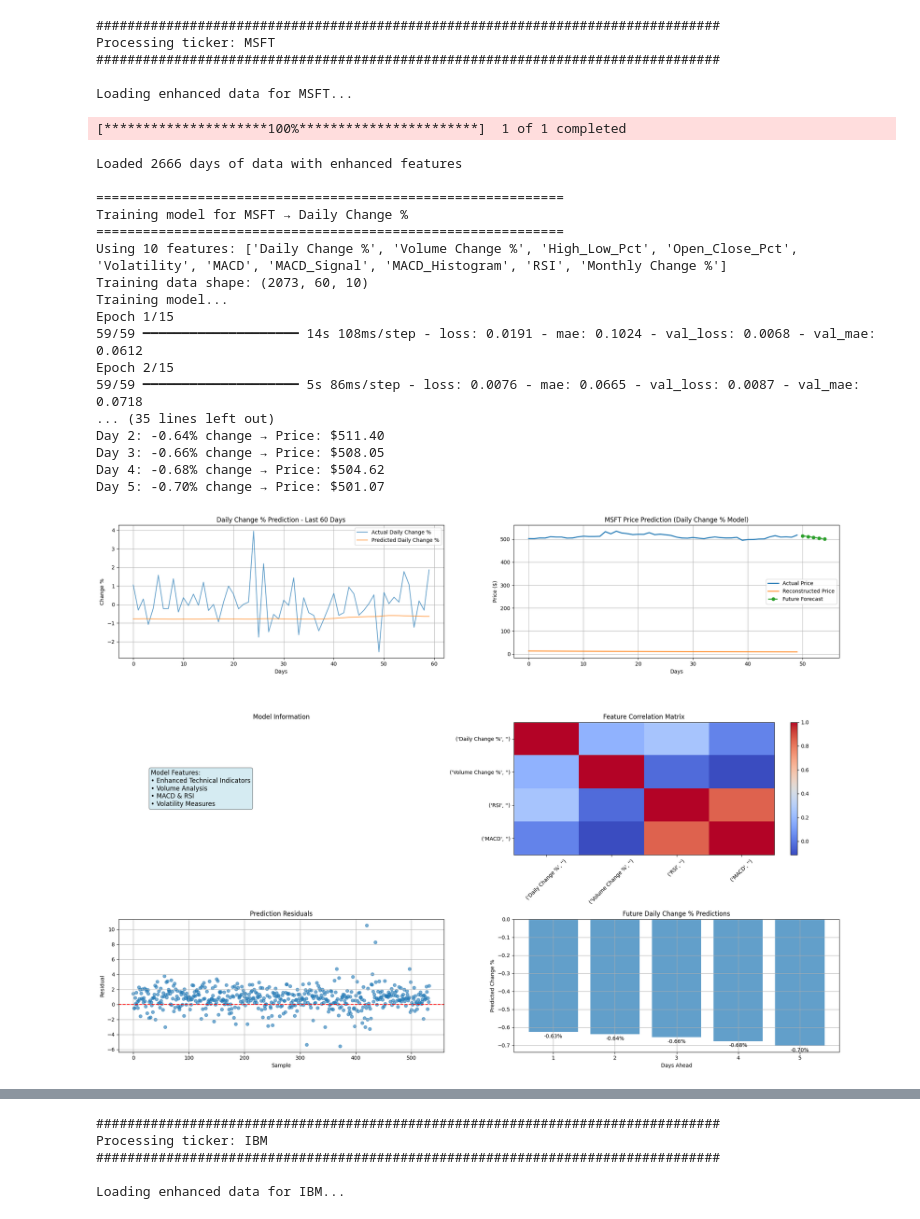
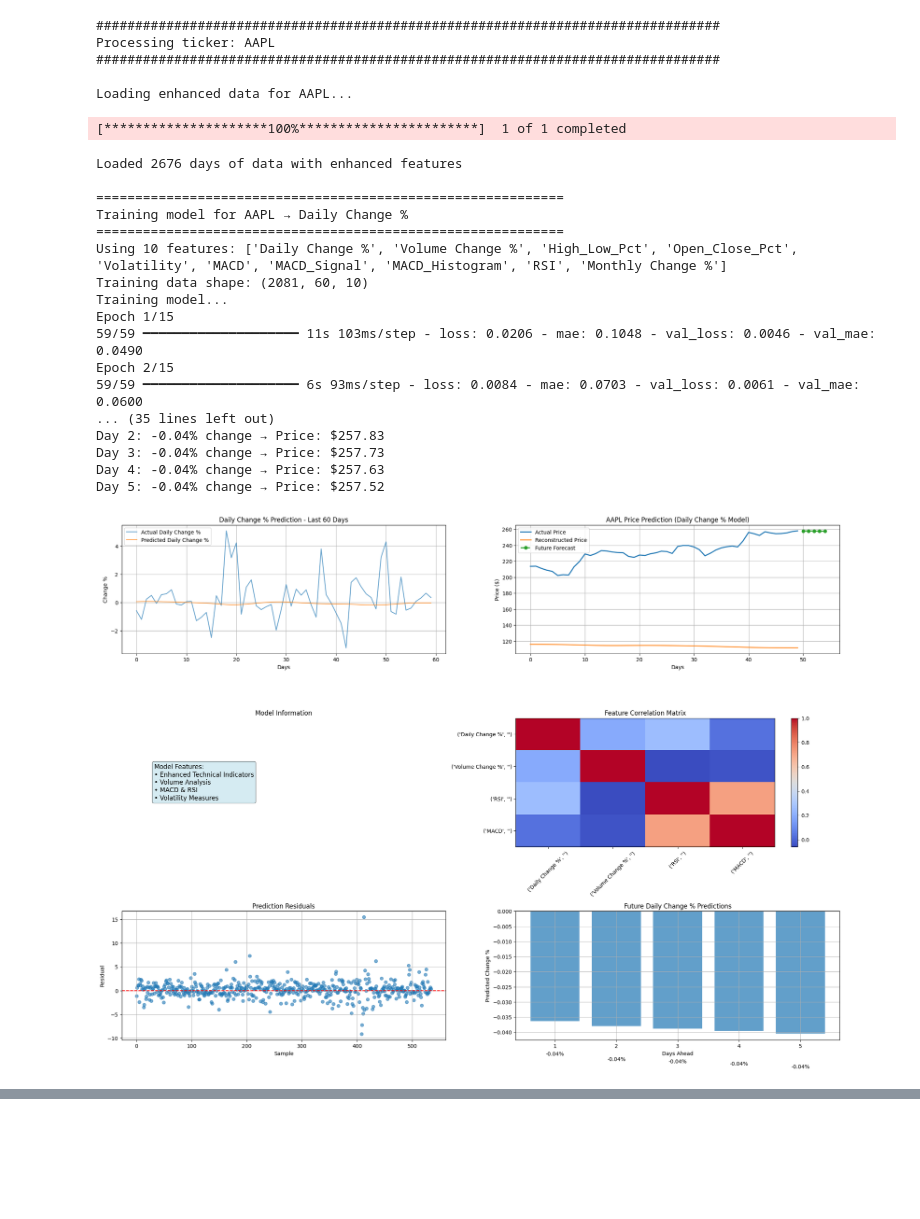
Before and after one commit to ArielGolanski/stock-vision, a Jupyter notebook: server/ml/notebooks/Models_Daily_Monthly.ipynb, the cells around one changed output, grey strips where cells are left out. Drawn from its saved outputs; the diff is of its cells as text; code cells hidden in the pictures; blank space fills up the shorter version.

```diff
--- a/server/ml/notebooks/Models_Daily_Monthly.ipynb
+++ b/server/ml/notebooks/Models_Daily_Monthly.ipynb
@@ -371,44 +371,44 @@ def main(tickers=None, n_days=5):
             metrics = evaluate_model(y_test_actual.flatten(), predictions, f"{ticker} {target_column} Model")
 
             # Future forecasting
             future_changes, future_prices = predictor.forecast_future(df, features, target_column, n_days=n_days)
 
             print(f"\nFuture {target_column} Predictions for {ticker}:")
             for i, (change, price) in enumerate(zip(future_changes, future_prices), 1):
                 print(f"Day {i}: {change:.2f}% change → Price: ${price:.2f}")
 
             # Plot results
             plot_results(
                 df, predictions, y_test_actual.flatten(),
                 future_changes, future_prices,
                 target_column, training_len, ticker
             )
 
 if __name__ == "__main__":
-    main(tickers=["MSFT", "IBM", "T"], n_days=5)
+    main(tickers=["MSFT", "IBM", "T", "AAPL"], n_days=5)
 # %% [output]
 ################################################################################
-Processing ticker: MSFT
+Processing ticker: AAPL
 ################################################################################
 
-Loading enhanced data for MSFT...
+Loading enhanced data for AAPL...
 [*********************100%***********************]  1 of 1 completed
-Loaded 2666 days of data with enhanced features
+Loaded 2676 days of data with enhanced features
 
 ============================================================
-Training model for MSFT → Daily Change %
+Training model for AAPL → Daily Change %
 ============================================================
 Using 10 features: ['Daily Change %', 'Volume Change %', 'High_Low_Pct', 'Open_Close_Pct', 'Volatility', 'MACD', 'MACD_Signal', 'MACD_Histogram', 'RSI', 'Monthly Change %']
-Training data shape: (2073, 60, 10)
+Training data shape: (2081, 60, 10)
 Training model...
 Epoch 1/15
-59/59 ━━━━━━━━━━━━━━━━━━━━ 14s 108ms/step - loss: 0.0191 - mae: 0.1024 - val_loss: 0.0068 - val_mae: 0.0612
+59/59 ━━━━━━━━━━━━━━━━━━━━ 11s 103ms/step - loss: 0.0206 - mae: 0.1048 - val_loss: 0.0046 - val_mae: 0.0490
 Epoch 2/15
-59/59 ━━━━━━━━━━━━━━━━━━━━ 5s 86ms/step - loss: 0.0076 - mae: 0.0665 - val_loss: 0.0087 - val_mae: 0.0718
+59/59 ━━━━━━━━━━━━━━━━━━━━ 6s 93ms/step - loss: 0.0084 - mae: 0.0703 - val_loss: 0.0061 - val_mae: 0.0600
 ... (35 lines left out)
-Day 2: -0.64% change → Price: $511.40
-Day 3: -0.66% change → Price: $508.05
-Day 4: -0.68% change → Price: $504.62
-Day 5: -0.70% change → Price: $501.07
+Day 2: -0.04% change → Price: $257.83
+Day 3: -0.04% change → Price: $257.73
+Day 4: -0.04% change → Price: $257.63
+Day 5: -0.04% change → Price: $257.52
-[figure, old version]
+[figure, new version]
 ============================================================
@@ -432,5 +431,0 @@ Day 5: 5.82% change → Price: $521.63
-################################################################################
-Processing ticker: IBM
-################################################################################
-
-Loading enhanced data for IBM...
```
Also changed, not shown: parts of 1 cell of this notebook, 4 other files.
